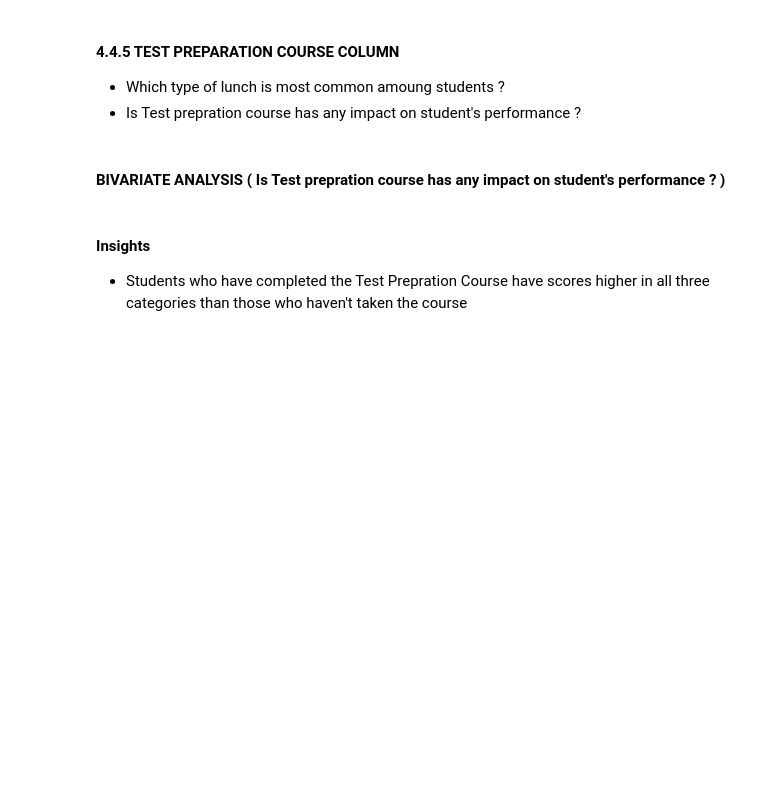
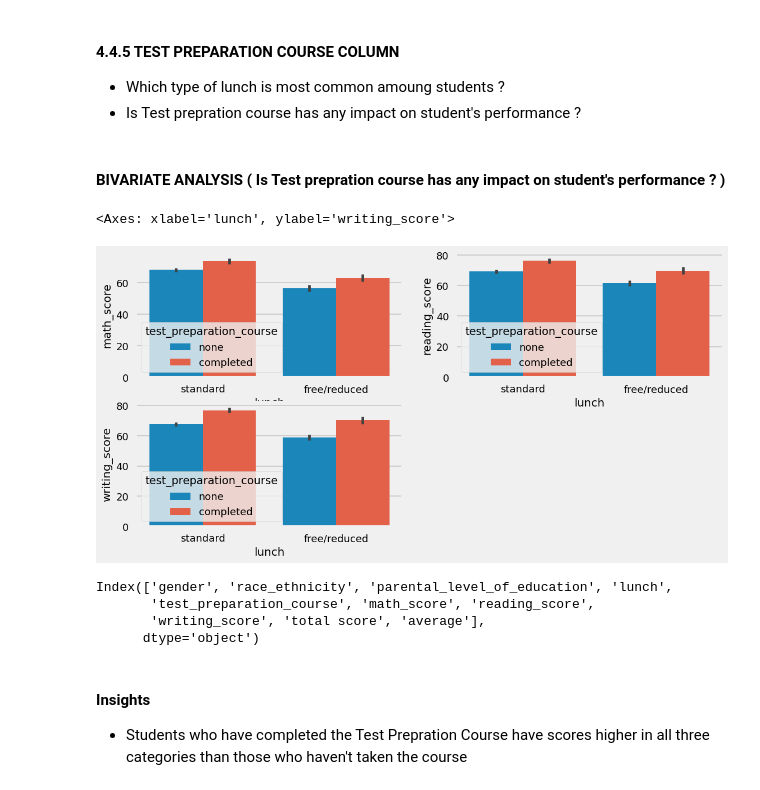
Before and after one commit to AngelinaDaisy/ML_Project, a Jupyter notebook: notebook/1 . EDA STUDENT PERFORMANCE .ipynb, the cells around one changed output. Saved outputs shown, nothing was run; the diff lists cells and outputs as text; code cells hidden in the pictures; blank space fills up the shorter version.

```diff
--- a/notebook/1 . EDA STUDENT PERFORMANCE .ipynb
+++ b/notebook/1 . EDA STUDENT PERFORMANCE .ipynb
@@ -606,11 +610,21 @@ for container in ax[1].containers:
 # %%
 plt.figure(figsize=(12,6))
 plt.subplot(2,2,1)
-sns.barplot (x=df['lunch'], y=df['math score'], hue=df['test preparation course'])
+sns.barplot (x=df['lunch'], y=df['math_score'], hue=df['test_preparation_course'])
 plt.subplot(2,2,2)
-sns.barplot (x=df['lunch'], y=df['reading score'], hue=df['test preparation course'])
+sns.barplot (x=df['lunch'], y=df['reading_score'], hue=df['test_preparation_course'])
 plt.subplot(2,2,3)
-sns.barplot (x=df['lunch'], y=df['writing score'], hue=df['test preparation course'])
+sns.barplot (x=df['lunch'], y=df['writing_score'], hue=df['test_preparation_course'])
+# %% [output]
+<Axes: xlabel='lunch', ylabel='writing_score'>
+[figure, added]
+# %%
+df.columns
+# %% [output]
+Index(['gender', 'race_ethnicity', 'parental_level_of_education', 'lunch',
+       'test_preparation_course', 'math_score', 'reading_score',
+       'writing_score', 'total score', 'average'],
+      dtype='object')
 # %% [markdown]
 #### Insights
 - Students who have completed the Test Prepration Course have scores higher in all three categories than those who haven't taken the course
```
Also changed, not shown: parts of 4 cells of this notebook, 5 other files.
